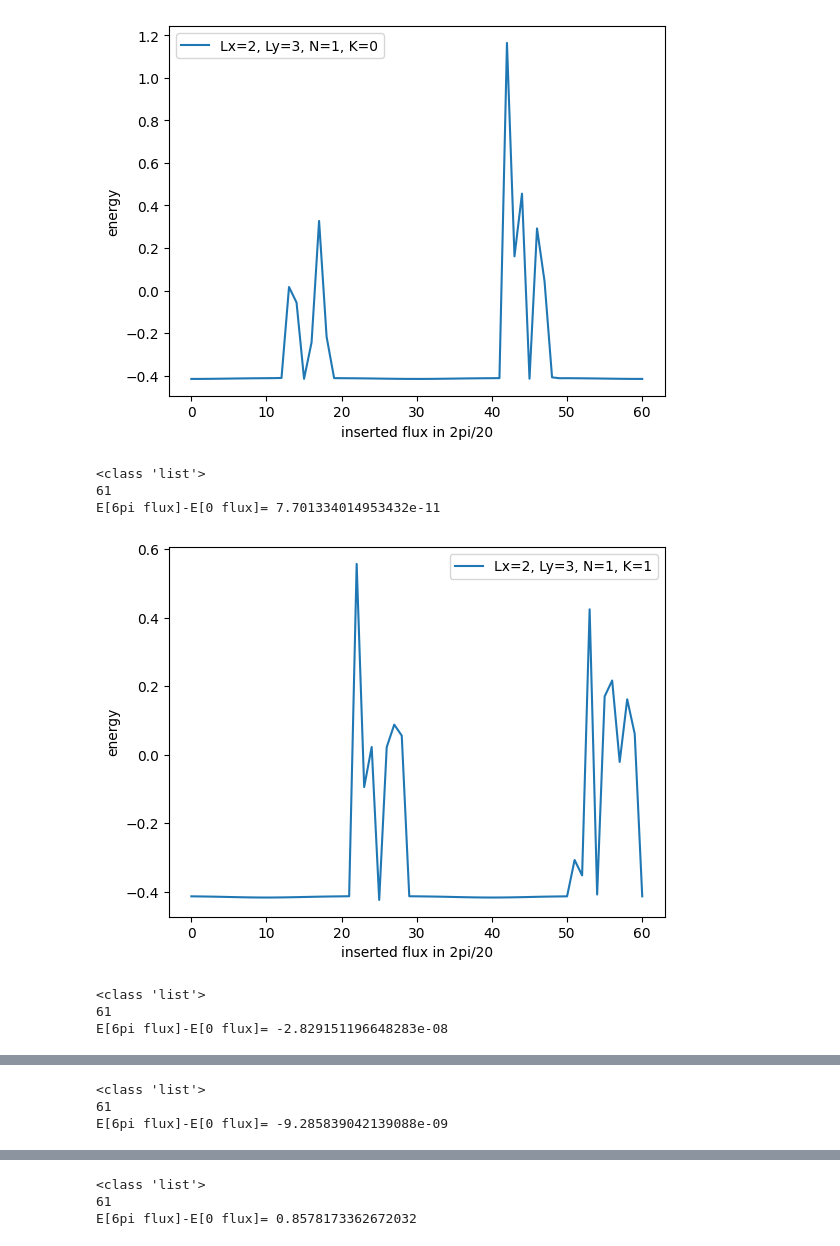
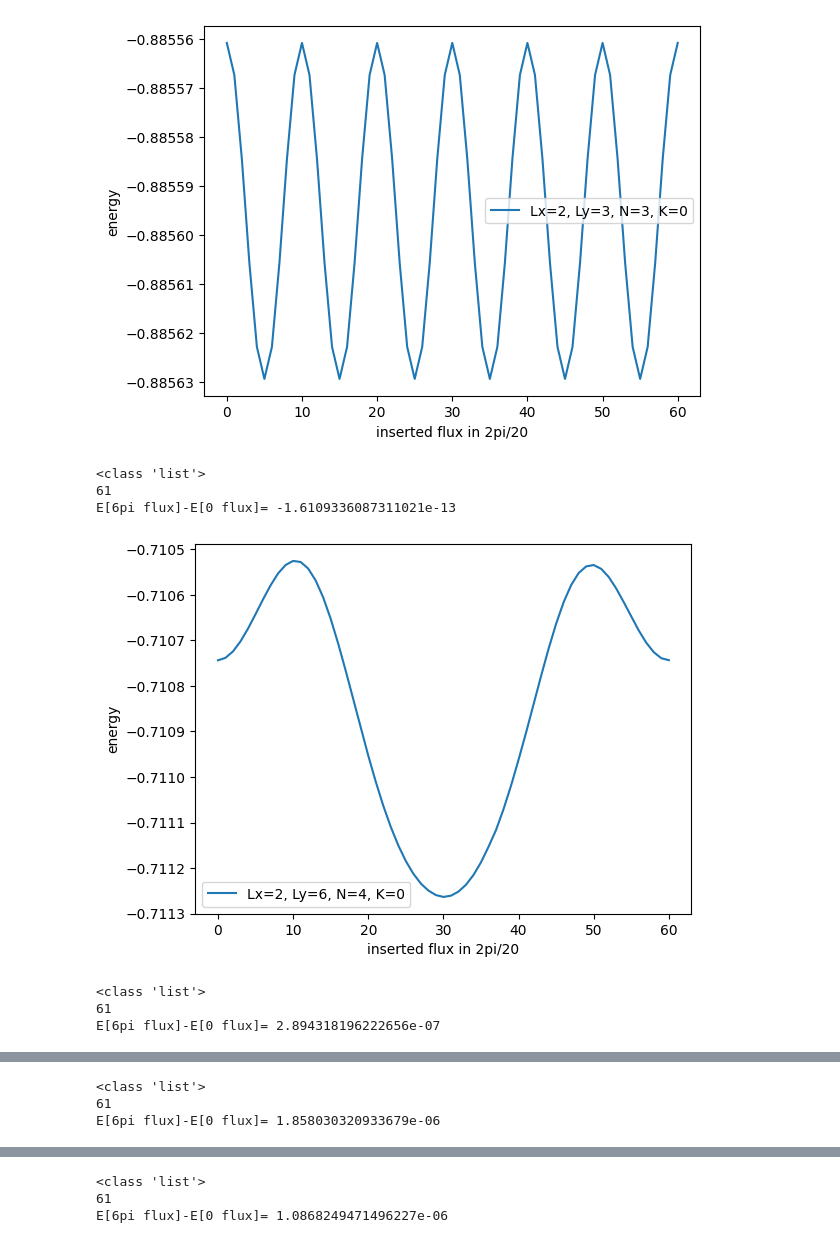
Before and after one commit to TZacha2001/PresentationForMeetings, a Jupyter notebook: plot_entanglement_spectrum.ipynb, the cells around one changed output, grey strips where cells are left out. Drawn from its saved outputs; the diff is of its cells as text; code cells hidden in the pictures.

```diff
--- a/plot_entanglement_spectrum.ipynb
+++ b/plot_entanglement_spectrum.ipynb
@@ -203,7 +203,15 @@ fname12_2 = f'extract_xk_Hofst_chi256_Lx2_Ly{Ly2:d}_V{V:.2f}_t-1.00_D0.00_tp-0.2
 fname22_2 = f'extract_xk_Hofst_chi256_Lx2_Ly{Ly2:d}_V{V:.2f}_t-1.00_D0.00_tp-0.25_N2_K2.h5'
 fname32_2 = f'extract_xk_Hofst_chi256_Lx2_Ly{Ly2:d}_V{V:.2f}_t-1.00_D0.00_tp-0.25_N1_K2.h5'
 
-fname_list1 = [fname11_1, fname12_1, fname21_1, fname22_1, fname31_1, fname32_1]
+f_name_1_K3_N12_Lx12_Ly6 = 'entspec_xk_Hofst_BL_pi_2_chi600_Lx12_Ly6__K3_N12.h5'
+f_name_2_K0_N24_Lx12_Ly6 = 'entspec_xk_Hofst_BL_pi_2_chi600_Lx12_Ly6__K0_N24.h5'
+f_name_2_K1_N24_Lx12_Ly6 = 'entspec_xk_Hofst_BL_pi_2_chi600_Lx12_Ly6__K1_N24.h5'
+f_name_2_K2_N24_Lx12_Ly6 = 'entspec_xk_Hofst_BL_pi_2_chi600_Lx12_Ly6__K2_N24.h5'
+f_name_2_K3_N24_Lx12_Ly6 = 'entspec_xk_Hofst_BL_pi_2_chi600_Lx12_Ly6__K3_N24.h5'
+f_name_2_K4_N24_Lx12_Ly6 = 'entspec_xk_Hofst_BL_pi_2_chi600_Lx12_Ly6__K4_N24.h5'
+f_name_2_K5_N24_Lx12_Ly6 = 'entspec_xk_Hofst_BL_pi_2_chi600_Lx12_Ly6__K5_N24.h5'
+
+fname_list1 = [f_name_1_K3_N12_Lx12_Ly6, f_name_2_K0_N24_Lx12_Ly6, f_name_2_K1_N24_Lx12_Ly6, f_name_2_K2_N24_Lx12_Ly6, f_name_2_K3_N24_Lx12_Ly6, f_name_2_K4_N24_Lx12_Ly6, f_name_2_K5_N24_Lx12_Ly6, fname11_1, fname12_1, fname21_1, fname22_1, fname31_1, fname32_1]
 fname_list2 = [fname11_2, fname12_2, fname21_2, fname22_2, fname31_2, fname32_2]
 
 for fname in fname_list1:
@@ -245,39 +254,39 @@ fname_2_K1_61 = ['entspec_xk_Hofst_BL_pi_2_chi256_Lx2_Ly3_t-1.0_tp-0.25_K1_N2flu
 fname_2_K2_61 = ['entspec_xk_Hofst_BL_pi_2_chi256_Lx2_Ly3_t-1.0_tp-0.25_K2_N2fluxes0.0-3.00-61.h5', 'Lx=2, Ly=3, N=2, K=2']
 fname_3_K0_61 = ['entspec_xk_Hofst_BL_pi_2_chi256_Lx2_Ly3_t-1.0_tp-0.25_K0_N3fluxes0.0-3.00-61.h5', 'Lx=2, Ly=3, N=3, K=0']
 fname_3_K1_61 = ['entspec_xk_Hofst_BL_pi_2_chi256_Lx2_Ly3_t-1.0_tp-0.25_K1_N3fluxes0.0-3.00-61.h5', 'Lx=2, Ly=3, N=3, K=1']
 fname_3_K2_61 = ['entspec_xk_Hofst_BL_pi_2_chi256_Lx2_Ly3_t-1.0_tp-0.25_K2_N3fluxes0.0-3.00-61.h5', 'Lx=2, Ly=3, N=3, K=2']
 
 fname_2_K1_61_ = ['entspec_xk_Hofst_BL_pi_2_chi512_Lx2_Ly6_t-1.0_tp-0.25_K1_N2fluxes0.0-3.00-61.h5', 'Lx=2, Ly=6, N=2, K=1']
 fname_2_K3_61_ = ['entspec_xk_Hofst_BL_pi_2_chi512_Lx2_Ly6_t-1.0_tp-0.25_K3_N2fluxes0.0-3.00-61.h5', 'Lx=2, Ly=6, N=2, K=3']
 fname_2_K5_61_ = ['entspec_xk_Hofst_BL_pi_2_chi512_Lx2_Ly6_t-1.0_tp-0.25_K5_N2fluxes0.0-3.00-61.h5', 'Lx=2, Ly=6, N=2, K=5']
 fname_4_K0_61_ = ['entspec_xk_Hofst_BL_pi_2_chi512_Lx2_Ly6_t-1.0_tp-0.25_K0_N4fluxes0.0-3.00-61.h5', 'Lx=2, Ly=6, N=4, K=0']
 fname_4_K2_61_ = ['entspec_xk_Hofst_BL_pi_2_chi512_Lx2_Ly6_t-1.0_tp-0.25_K2_N4fluxes0.0-3.00-61.h5', 'Lx=2, Ly=6, N=4, K=2']
 fname_4_K4_61_ = ['entspec_xk_Hofst_BL_pi_2_chi512_Lx2_Ly6_t-1.0_tp-0.25_K4_N4fluxes0.0-3.00-61.h5', 'Lx=2, Ly=6, N=4, K=4']
 fname_6_K0_61_ = ['entspec_xk_Hofst_BL_pi_2_chi512_Lx2_Ly6_t-1.0_tp-0.25_K0_N6fluxes0.0-3.00-61.h5', 'Lx=2, Ly=6, N=6, K=0']
 fname_6_K2_61_ = ['entspec_xk_Hofst_BL_pi_2_chi512_Lx2_Ly6_t-1.0_tp-0.25_K2_N6fluxes0.0-3.00-61.h5', 'Lx=2, Ly=6, N=6, K=2']
 fname_6_K4_61_ = ['entspec_xk_Hofst_BL_pi_2_chi512_Lx2_Ly6_t-1.0_tp-0.25_K4_N6fluxes0.0-3.00-61.h5', 'Lx=2, Ly=6, N=6, K=4']
 
-fname_E_list = [fname_1_K0_61, fname_1_K1_61, fname_1_K2_61, fname_2_K0_61, fname_2_K1_61, fname_2_K2_61, fname_3_K0_61, fname_3_K1_61, fname_3_K2_61, fname_4_K0_61_, fname_4_K2_61_, fname_4_K4_61_, fname_2_K1_61_, fname_2_K3_61_, fname_2_K5_61_]
+fname_E_list = [fname_3_K0_61, fname_4_K0_61_, fname_4_K2_61_, fname_4_K4_61_, fname_2_K1_61_, fname_2_K3_61_, fname_2_K5_61_]
 
 for fname in fname_E_list:
     data = load_data_h5(loc+fname[0])
     E = data['E']
     fig = pl.figure()
     ax.set_xlim(0, 9)
     pl.plot(E, label=fname[1])
     pl.ylabel('energy')
     pl.xlabel('inserted flux in 2pi/20')
     pl.legend()
     pl.show()
     print(type(E))
     print(len(E))
     print('E[6pi flux]-E[0 flux]=', E[len(E)-1]-E[0])
 # %% [output]
-[figure, old version]
+[figure, new version]
 <class 'list'>
 61
-E[6pi flux]-E[0 flux]= 7.701334014953432e-11
+E[6pi flux]-E[0 flux]= -1.6109336087311021e-13
-[figure, old version]
+[figure, new version]
 <class 'list'>
 61
-E[6pi flux]-E[0 flux]= -2.829151196648283e-08
+E[6pi flux]-E[0 flux]= 2.894318196222656e-07
@@ -285,3 +294,3 @@ E[6pi flux]-E[0 flux]= -2.829151196648283e-08
 <class 'list'>
 61
-E[6pi flux]-E[0 flux]= -9.285839042139088e-09
+E[6pi flux]-E[0 flux]= 1.858030320933679e-06
@@ -289,3 +298,3 @@ E[6pi flux]-E[0 flux]= -9.285839042139088e-09
 <class 'list'>
 61
-E[6pi flux]-E[0 flux]= 0.8578173362672032
+E[6pi flux]-E[0 flux]= 1.0868249471496227e-06
```
Also changed, not shown: parts of 4 cells of this notebook.
